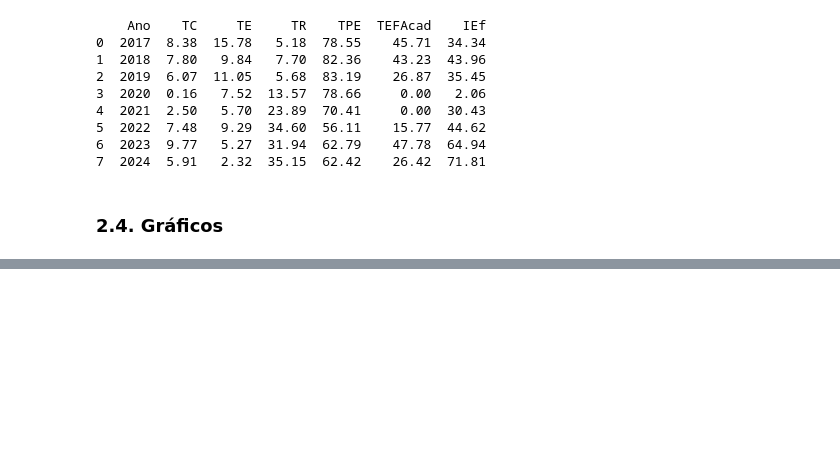
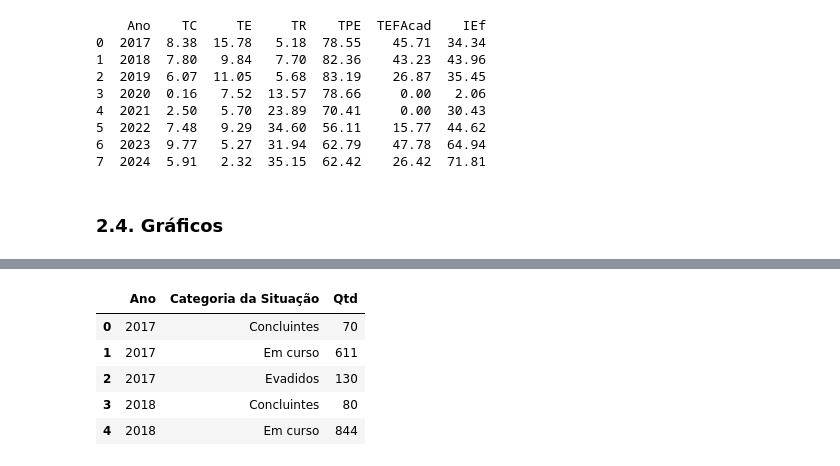
Before and after one commit to carolventuri/TCC, a Jupyter notebook: notebooks/2_graficos_visao_geral.ipynb, the cells around one changed output, grey strips where cells are left out. Cells and saved outputs as stored; diff of their text form; code cells hidden in the pictures; blank space fills up the shorter version.

```diff
--- a/notebooks/2_graficos_visao_geral.ipynb
+++ b/notebooks/2_graficos_visao_geral.ipynb
@@ -224 +244,18 @@ fig_g2.show()
+# %%
+# Gráfico 3: Matrículas atendidas por ano e categoria
+
+mat_cat = (
+    df_dados_tratados.groupby(["Ano", "Categoria da Situação"])["Código da Matricula"]
+    .count()
+    .reset_index(name="Qtd")
+)
+
+mat_cat.head()
+# %% [output]
+|  | Ano | Categoria da Situação | Qtd |
+| 0 | 2017 | Concluintes | 70 |
+| 1 | 2017 | Em curso | 611 |
+| 2 | 2017 | Evadidos | 130 |
+| 3 | 2018 | Concluintes | 80 |
+| 4 | 2018 | Em curso | 844 |
 # %%
```
Also changed, not shown: parts of 13 cells of this notebook, 2 other files.
